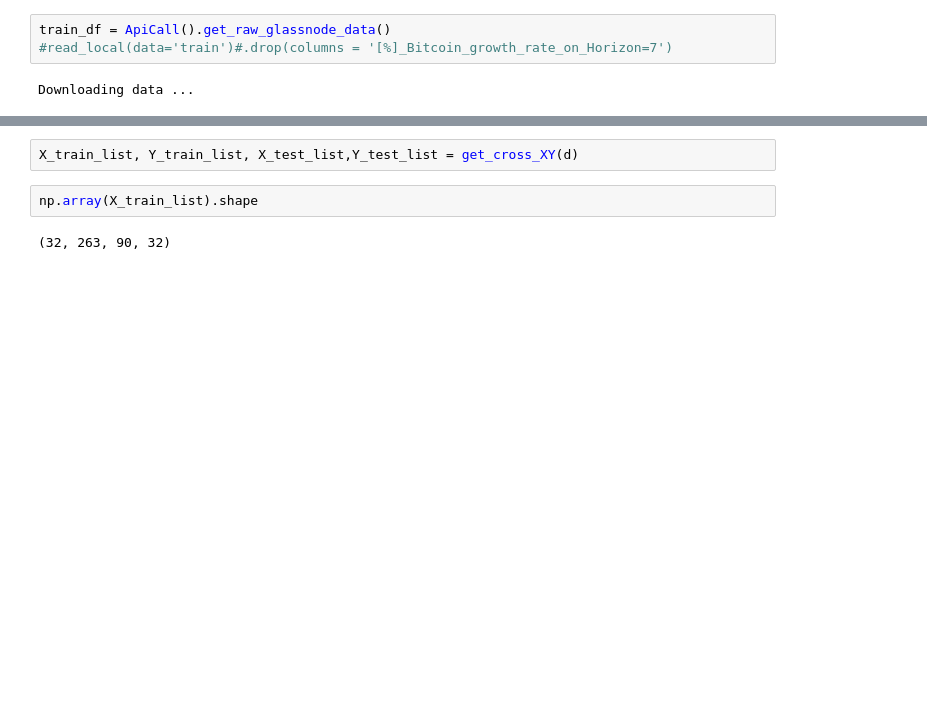
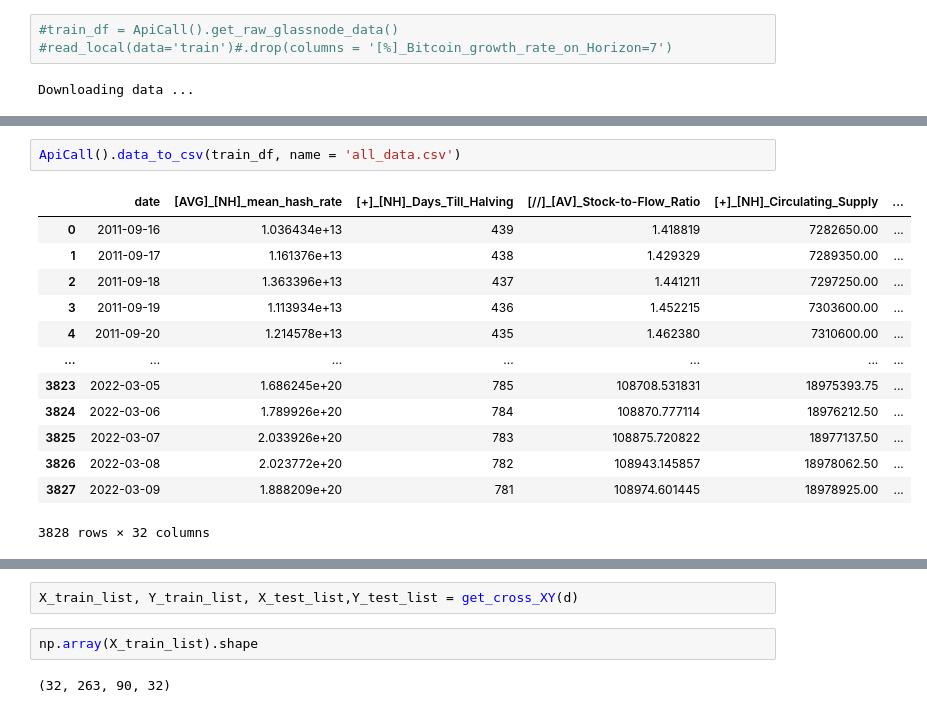
Before and after one commit to AlexandreLaizet/bitcoin_deep_learning, a Jupyter notebook: notebooks/Model Testing Env- RNN long df.ipynb, the cells around one changed output, grey strips where cells are left out. Saved outputs shown, nothing was run; the diff lists cells and outputs as text; blank space fills up the shorter version.

```diff
--- a/notebooks/Model Testing Env- RNN long df.ipynb
+++ b/notebooks/Model Testing Env- RNN long df.ipynb
@@ -22,7 +22,7 @@ The autoreload extension is already loaded. To reload it, use:
 # %% [markdown]
 ## Getting data
 # %%
-train_df = ApiCall().get_raw_glassnode_data()
+#train_df = ApiCall().get_raw_glassnode_data()
 #read_local(data='train')#.drop(columns = '[%]_Bitcoin_growth_rate_on_Horizon=7')
 # %% [output]
 Downloading data ...
@@ -62,0 +29,16 @@ KeyError: "['fear_greed_value'] not found in axis"
+# %%
+ApiCall().data_to_csv(train_df, name = 'all_data.csv')
+# %% [output]
+|  | date | [AVG]_[NH]_mean_hash_rate | [+]_[NH]_Days_Till_Halving | [//]_[AV]_Stock-to-Flow_Ratio | [+]_[NH]_Circulating_Supply | ... |
+| 0 | 2011-09-16 | 1.036434e+13 | 439 | 1.418819 | 7282650.00 | ... |
+| 1 | 2011-09-17 | 1.161376e+13 | 438 | 1.429329 | 7289350.00 | ... |
+| 2 | 2011-09-18 | 1.363396e+13 | 437 | 1.441211 | 7297250.00 | ... |
+| 3 | 2011-09-19 | 1.113934e+13 | 436 | 1.452215 | 7303600.00 | ... |
+| 4 | 2011-09-20 | 1.214578e+13 | 435 | 1.462380 | 7310600.00 | ... |
+| ... | ... | ... | ... | ... | ... | ... |
+| 3823 | 2022-03-05 | 1.686245e+20 | 785 | 108708.531831 | 18975393.75 | ... |
+| 3824 | 2022-03-06 | 1.789926e+20 | 784 | 108870.777114 | 18976212.50 | ... |
+| 3825 | 2022-03-07 | 2.033926e+20 | 783 | 108875.720822 | 18977137.50 | ... |
+| 3826 | 2022-03-08 | 2.023772e+20 | 782 | 108943.145857 | 18978062.50 | ... |
+| 3827 | 2022-03-09 | 1.888209e+20 | 781 | 108974.601445 | 18978925.00 | ... |
+3828 rows × 32 columns
```
Also changed, not shown: parts of 5 cells of this notebook.
